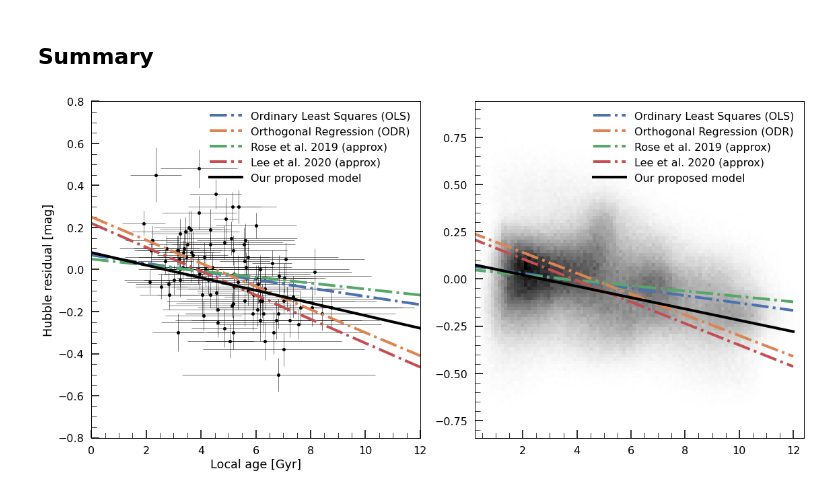
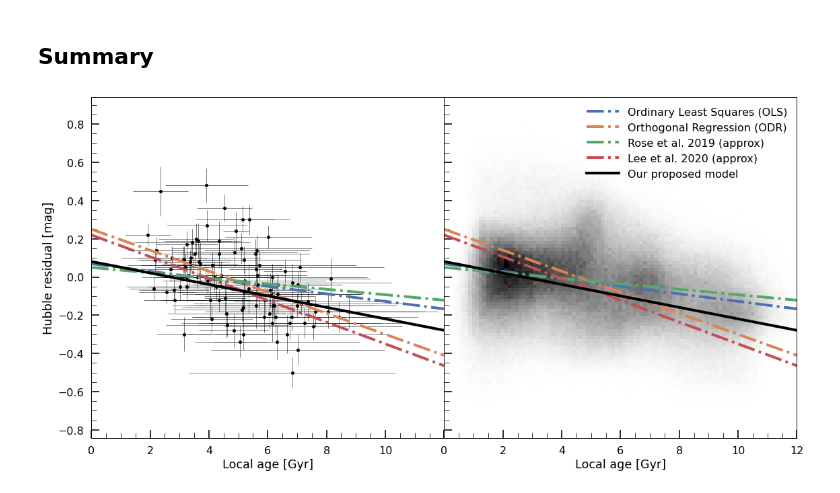
Before and after one commit to ketozhang/statistical-methods-on-sne-ia-luminosity-evolution, a Jupyter notebook: report.ipynb, the cells around one changed output. Saved outputs shown, nothing was run; the diff lists cells and outputs as text; code cells hidden in the pictures.

Commit message:
Fix plot typos

```diff
--- a/report.ipynb
+++ b/report.ipynb
@@ -500,7 +500,7 @@ ax1.legend(loc='upper right')
 plt.tight_layout()
 plt.savefig(FIGURESPATH/"campbell_correlation_summary.pdf")
 # %%
-fig, axes = plt.subplots(ncols=2, figsize=(16, 8))
+fig, axes = plt.subplots(ncols=2, figsize=(16, 8), sharey=True, squeeze=True)
 ax1, ax2 = axes
 
 # Plot Data
@@ -520,37 +520,40 @@ slope, slope_var = get_slope_parameter(x, y)
 intercept = np.mean(y) - slope*np.mean(x)
 [ax.plot(xrange, slope*xrange + intercept, linestyle='dashdot', label=f"Ordinary Least Squares (OLS)") for ax in axes]
 
 ## ODR MCMC Regression
 slope = -0.055
 intercept =  0.25
 [ax.plot(xrange, slope*xrange + intercept, linestyle='dashdot', label=f"Orthogonal Regression (ODR)") for ax in axes]
 
 # Rose19 Regression
 slope = -0.1/7
 intercept = 0.05
 [ax.plot(xrange, slope*xrange + intercept, linestyle='dashdot', label=f"Rose et al. 2019 (approx)") for ax in axes]
 
 
 ## LINMIX Lee20
 slope = -0.057
 intercept =  0.22
 [ax.plot(xrange, slope*xrange + intercept, linestyle='dashdot', label=f"Lee et al. 2020 (approx)") for ax in axes]
 
 ## Ours
 slope = -0.03
 intercept =  0.081
 [ax.plot(xrange, slope*xrange + intercept, c='k', label=f"Our proposed model") for ax in axes]
 
+for ax in axes:
+    ax.set_xlabel("Local age [Gyr]")
+    ax.set_xlim(0, 12)
+    ax.set_xticks(np.arange(0, 14, 2))
 
-ax1.set_xlabel("Local age [Gyr]")
+    ax.set_yticks(np.arange(-0.8, 1, 0.2))
+
+ax1.xaxis.get_major_ticks() [-1].label1.set_visible(False)
 ax1.set_ylabel("Hubble residual [mag]")
-ax1.set_xlim(0, 12)
-ax1.set_xticks(np.arange(0, 14, 2))
-ax1.set_yticks(np.arange(-0.8, 1, 0.2))
-[ax.legend(loc='upper right', handlelength=3) for ax in axes]
-
+ax2.legend(loc='upper right', handlelength=3)
 
 plt.tight_layout()
+fig.subplots_adjust(wspace=0)
 plt.savefig(FIGURESPATH/"campbell_correlation_summary.png", facecolor='white', transparent=False, dpi=200)
 # %% [output]
-[figure, old version]
+[figure, new version]
```
Also changed, not shown: 1 other file.
